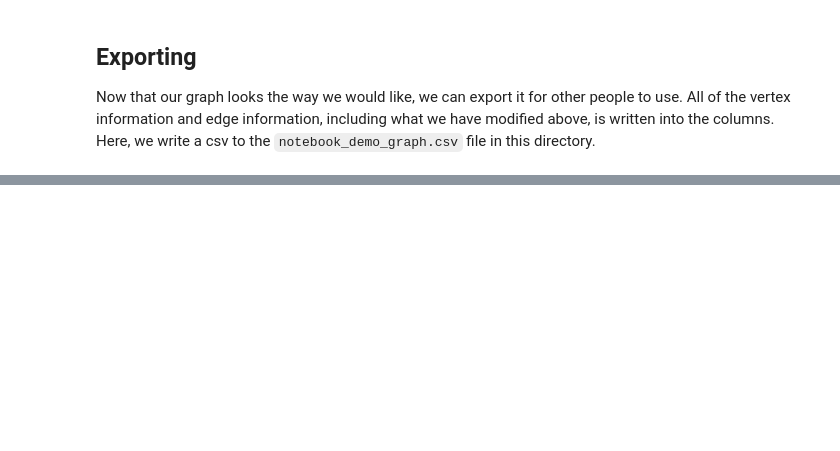
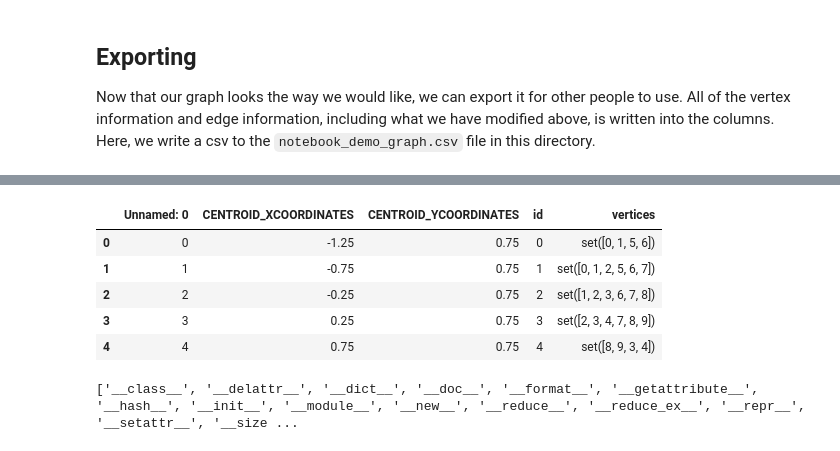
Before and after one commit to gerrymandr/mggg-redistricting, a Jupyter notebook: examples/Adjacency_Graphs_Demo.ipynb, the cells around one changed output, grey strips where cells are left out. Saved outputs shown, nothing was run; the diff lists cells and outputs as text; code cells hidden in the pictures; blank space fills up the shorter version.

```diff
--- a/examples/Adjacency_Graphs_Demo.ipynb
+++ b/examples/Adjacency_Graphs_Demo.ipynb
@@ -47,0 +62,15 @@ my_graph.export_graph('notebook_demo_graph.csv')
+# %%
+# Here's what that the first five lines of that file look like
+pd.read_csv('notebook_demo_graph.csv').head(5)
+# %% [output]
+|  | Unnamed: 0 | CENTROID_XCOORDINATES | CENTROID_YCOORDINATES | id | vertices |
+| 0 | 0 | -1.25 | 0.75 | 0 | set([0, 1, 5, 6]) |
+| 1 | 1 | -0.75 | 0.75 | 1 | set([0, 1, 2, 5, 6, 7]) |
+| 2 | 2 | -0.25 | 0.75 | 2 | set([1, 2, 3, 6, 7, 8]) |
+| 3 | 3 | 0.25 | 0.75 | 3 | set([2, 3, 4, 7, 8, 9]) |
+| 4 | 4 | 0.75 | 0.75 | 4 | set([8, 9, 3, 4]) |
+# %%
+# See attributes and methods of my_graph at the end of the list
+print(dir(my_graph))
+# %% [output]
+['__class__', '__delattr__', '__dict__', '__doc__', '__format__', '__getattribute__', '__hash__', '__init__', '__module__', '__new__', '__reduce__', '__reduce_ex__', '__repr__', '__setattr__', '__size ...
```
Also changed, not shown: parts of 5 cells of this notebook.
